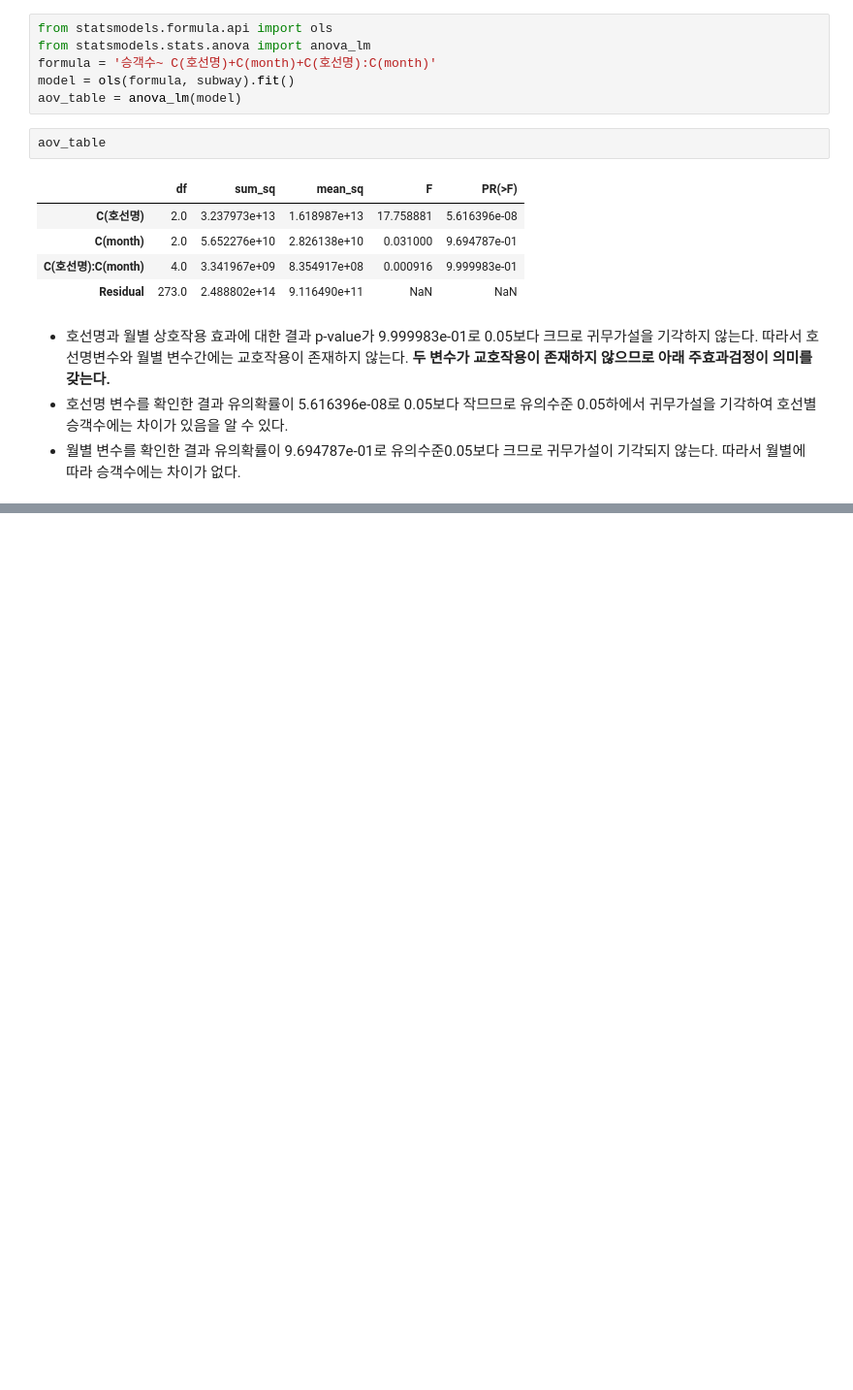
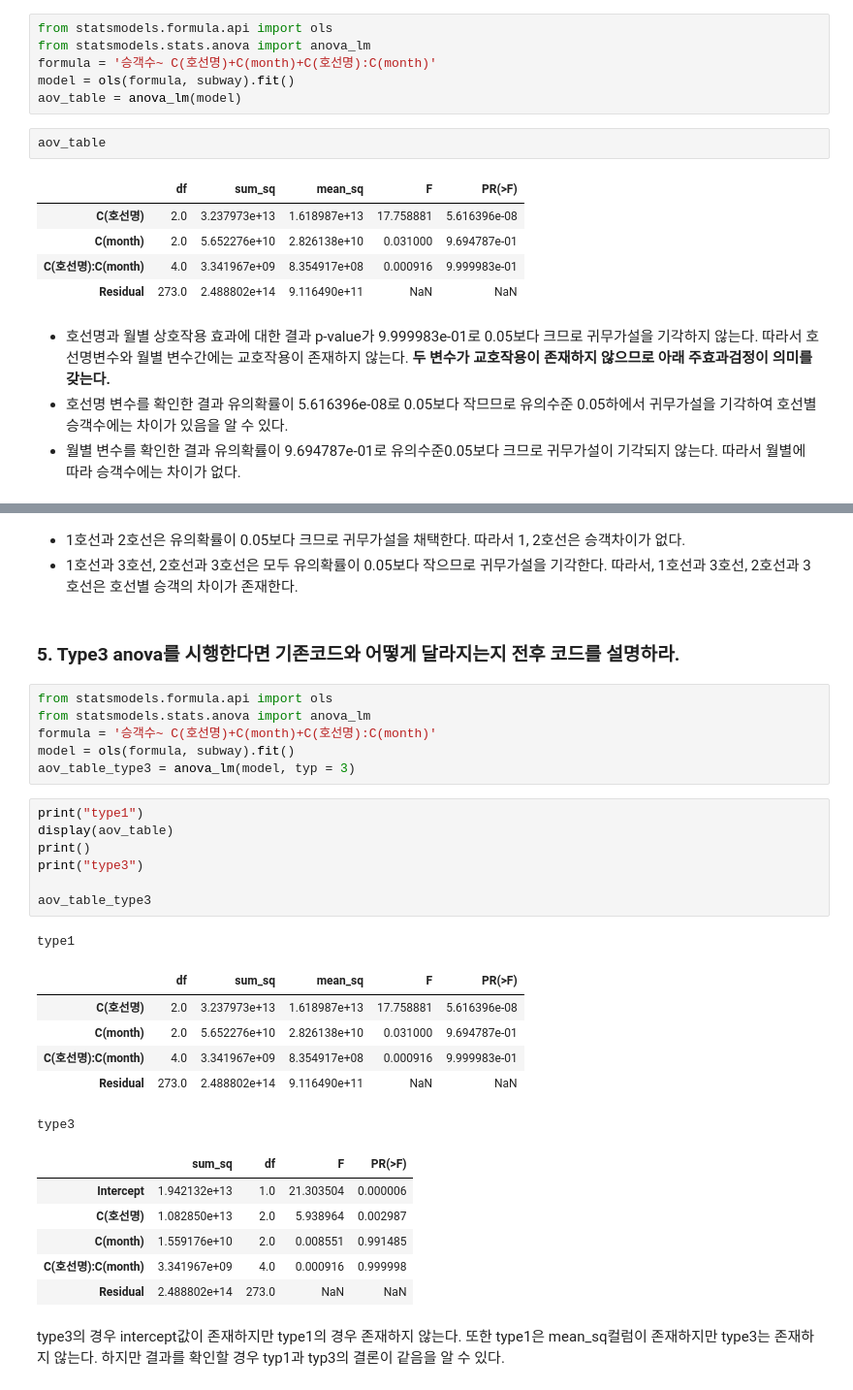
Before and after one commit to HyeonJiGu/ADP-study, a Jupyter notebook: 7주차/[sybae]ttest+anova_230714.ipynb, the cells around one changed output, grey strips where cells are left out. Shown at 97% size. Cells and saved outputs as stored; diff of their text form; blank space fills up the shorter version.

```diff
--- a/7주차/[sybae]ttest+anova_230714.ipynb
+++ b/7주차/[sybae]ttest+anova_230714.ipynb
@@ -234,0 +253,34 @@ aov_table
+# %% [markdown]
+- 1호선과 2호선은 유의확률이 0.05보다 크므로 귀무가설을 채택한다. 따라서 1, 2호선은 승객차이가 없다.
+- 1호선과 3호선, 2호선과 3호선은 모두 유의확률이 0.05보다 작으므로 귀무가설을 기각한다. 따라서, 1호선과 3호선, 2호선과 3호선은 호선별 승객의 차이가 존재한다.
+# %% [markdown]
+### 5. Type3 anova를 시행한다면 기존코드와 어떻게 달라지는지 전후 코드를 설명하라.
+# %%
+from statsmodels.formula.api import ols
+from statsmodels.stats.anova import anova_lm
+formula = '승객수~ C(호선명)+C(month)+C(호선명):C(month)'
+model = ols(formula, subway).fit()
+aov_table_type3 = anova_lm(model, typ = 3)
+# %%
+print("type1")
+display(aov_table)
+print()
+print("type3")
+
+aov_table_type3
+# %% [output]
+type1
+|  | df | sum_sq | mean_sq | F | PR(>F) |
+| C(호선명) | 2.0 | 3.237973e+13 | 1.618987e+13 | 17.758881 | 5.616396e-08 |
+| C(month) | 2.0 | 5.652276e+10 | 2.826138e+10 | 0.031000 | 9.694787e-01 |
+| C(호선명):C(month) | 4.0 | 3.341967e+09 | 8.354917e+08 | 0.000916 | 9.999983e-01 |
+| Residual | 273.0 | 2.488802e+14 | 9.116490e+11 | NaN | NaN |
+type3
+|  | sum_sq | df | F | PR(>F) |
+| Intercept | 1.942132e+13 | 1.0 | 21.303504 | 0.000006 |
+| C(호선명) | 1.082850e+13 | 2.0 | 5.938964 | 0.002987 |
+| C(month) | 1.559176e+10 | 2.0 | 0.008551 | 0.991485 |
+| C(호선명):C(month) | 3.341967e+09 | 4.0 | 0.000916 | 0.999998 |
+| Residual | 2.488802e+14 | 273.0 | NaN | NaN |
+# %% [markdown]
+type3의 경우 intercept값이 존재하지만 type1의 경우 존재하지 않는다. 또한 type1은 mean_sq컬럼이 존재하지만 type3는 존재하지 않는다. 하지만 결과를 확인할 경우 typ1과 typ3의 결론이 같음을 알 수 있다.
```
Also changed, not shown: parts of 8 cells of this notebook.
